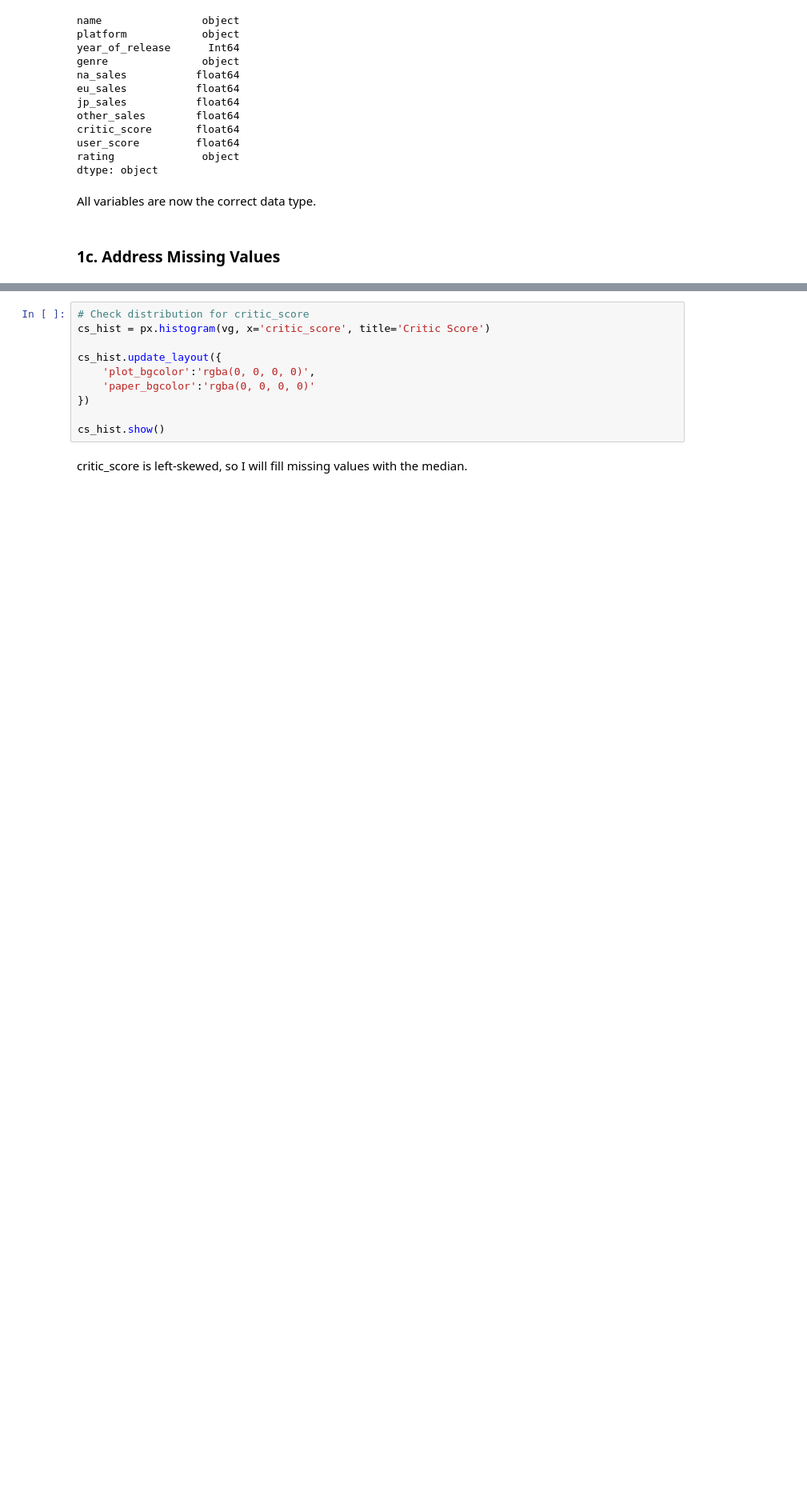
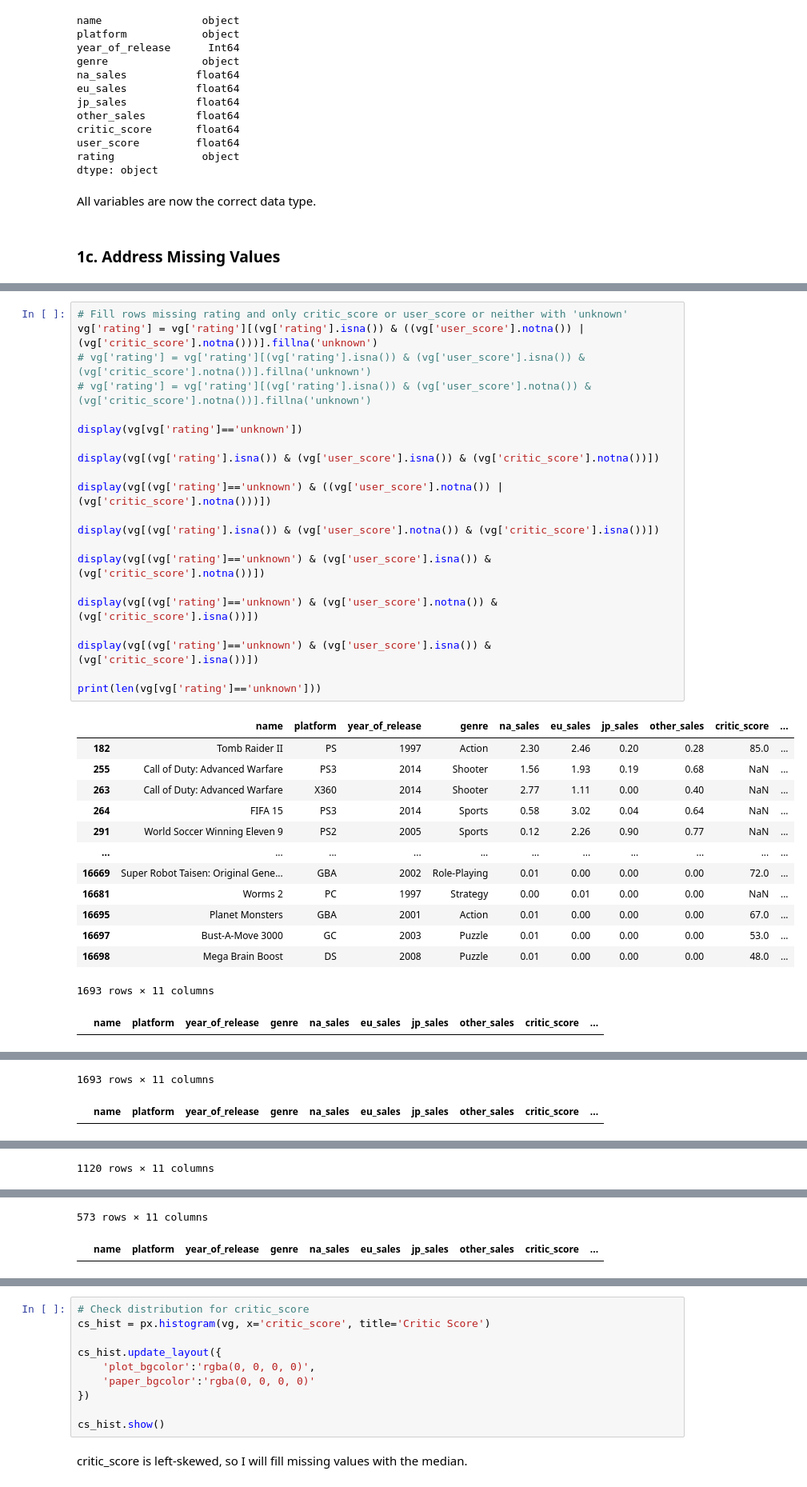
Before and after one commit to kellyshreeve/Forecasting-Global-Video-Game-Preference, a Jupyter notebook: Data Analysis.ipynb, the cells around one changed output, grey strips where cells are left out. Shown at 80% size. Cells and saved outputs as stored; diff of their text form; blank space fills up the shorter version.

```diff
--- a/Data Analysis.ipynb
+++ b/Data Analysis.ipynb
@@ -240,0 +297,36 @@ vg['year_of_release'] = vg['year_of_release'].fillna(vg['year_of_release'].media
+# %%
+# Fill rows missing rating and only critic_score or user_score or neither with 'unknown'
+vg['rating'] = vg['rating'][(vg['rating'].isna()) & ((vg['user_score'].notna()) | (vg['critic_score'].notna()))].fillna('unknown')
+# vg['rating'] = vg['rating'][(vg['rating'].isna()) & (vg['user_score'].isna()) & (vg['critic_score'].notna())].fillna('unknown')
+# vg['rating'] = vg['rating'][(vg['rating'].isna()) & (vg['user_score'].notna()) & (vg['critic_score'].notna())].fillna('unknown')
+
+display(vg[vg['rating']=='unknown'])
+
+display(vg[(vg['rating'].isna()) & (vg['user_score'].isna()) & (vg['critic_score'].notna())])
+
+display(vg[(vg['rating']=='unknown') & ((vg['user_score'].notna()) | (vg['critic_score'].notna()))])
+
+display(vg[(vg['rating'].isna()) & (vg['user_score'].notna()) & (vg['critic_score'].isna())])
+
+display(vg[(vg['rating']=='unknown') & (vg['user_score'].isna()) & (vg['critic_score'].notna())])
+
+display(vg[(vg['rating']=='unknown') & (vg['user_score'].notna()) & (vg['critic_score'].isna())])
+
+display(vg[(vg['rating']=='unknown') & (vg['user_score'].isna()) & (vg['critic_score'].isna())])
+
+print(len(vg[vg['rating']=='unknown']))
+# %% [output]
+|  | name | platform | year_of_release | genre | na_sales | eu_sales | jp_sales | other_sales | critic_score | ... |
+| 182 | Tomb Raider II | PS | 1997 | Action | 2.30 | 2.46 | 0.20 | 0.28 | 85.0 | ... |
+| 255 | Call of Duty: Advanced Warfare | PS3 | 2014 | Shooter | 1.56 | 1.93 | 0.19 | 0.68 | NaN | ... |
+| 263 | Call of Duty: Advanced Warfare | X360 | 2014 | Shooter | 2.77 | 1.11 | 0.00 | 0.40 | NaN | ... |
+| 264 | FIFA 15 | PS3 | 2014 | Sports | 0.58 | 3.02 | 0.04 | 0.64 | NaN | ... |
+| 291 | World Soccer Winning Eleven 9 | PS2 | 2005 | Sports | 0.12 | 2.26 | 0.90 | 0.77 | NaN | ... |
+| ... | ... | ... | ... | ... | ... | ... | ... | ... | ... | ... |
+| 16669 | Super Robot Taisen: Original Gene... | GBA | 2002 | Role-Playing | 0.01 | 0.00 | 0.00 | 0.00 | 72.0 | ... |
+| 16681 | Worms 2 | PC | 1997 | Strategy | 0.00 | 0.01 | 0.00 | 0.00 | NaN | ... |
+| 16695 | Planet Monsters | GBA | 2001 | Action | 0.01 | 0.00 | 0.00 | 0.00 | 67.0 | ... |
+| 16697 | Bust-A-Move 3000 | GC | 2003 | Puzzle | 0.01 | 0.00 | 0.00 | 0.00 | 53.0 | ... |
+| 16698 | Mega Brain Boost | DS | 2008 | Puzzle | 0.01 | 0.00 | 0.00 | 0.00 | 48.0 | ... |
+1693 rows × 11 columns
+|  | name | platform | year_of_release | genre | na_sales | eu_sales | jp_sales | other_sales | critic_score | ... |
@@ -240,0 +345,2 @@ vg['year_of_release'] = vg['year_of_release'].fillna(vg['year_of_release'].media
+1693 rows × 11 columns
+|  | name | platform | year_of_release | genre | na_sales | eu_sales | jp_sales | other_sales | critic_score | ... |
@@ -240,0 +359 @@ vg['year_of_release'] = vg['year_of_release'].fillna(vg['year_of_release'].media
+1120 rows × 11 columns
@@ -240,0 +372,2 @@ vg['year_of_release'] = vg['year_of_release'].fillna(vg['year_of_release'].media
+573 rows × 11 columns
+|  | name | platform | year_of_release | genre | na_sales | eu_sales | jp_sales | other_sales | critic_score | ... |
```
Also changed, not shown: parts of 20 cells of this notebook.
